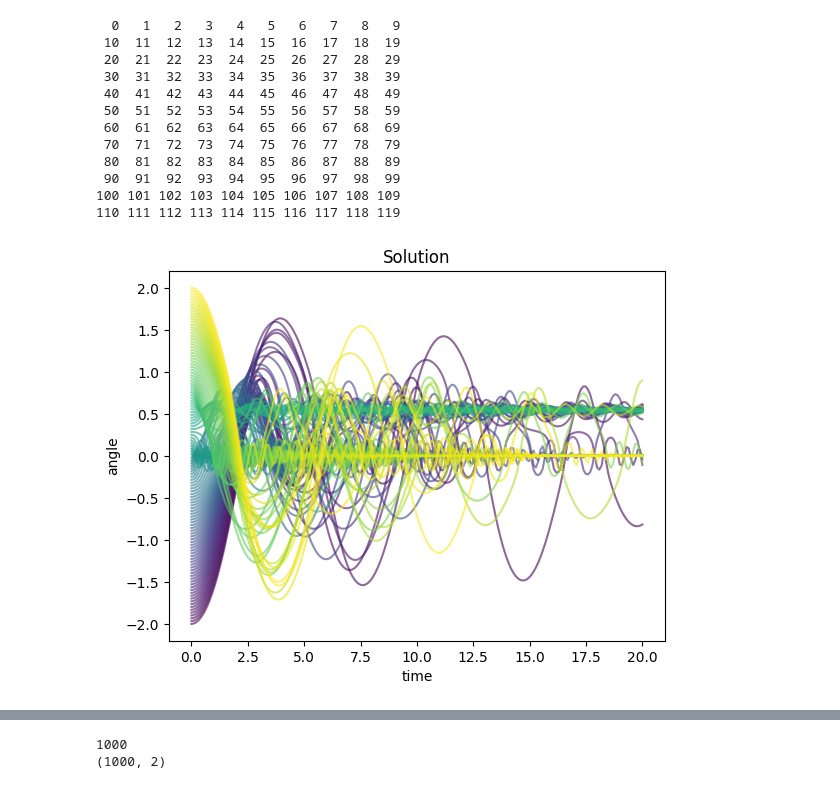
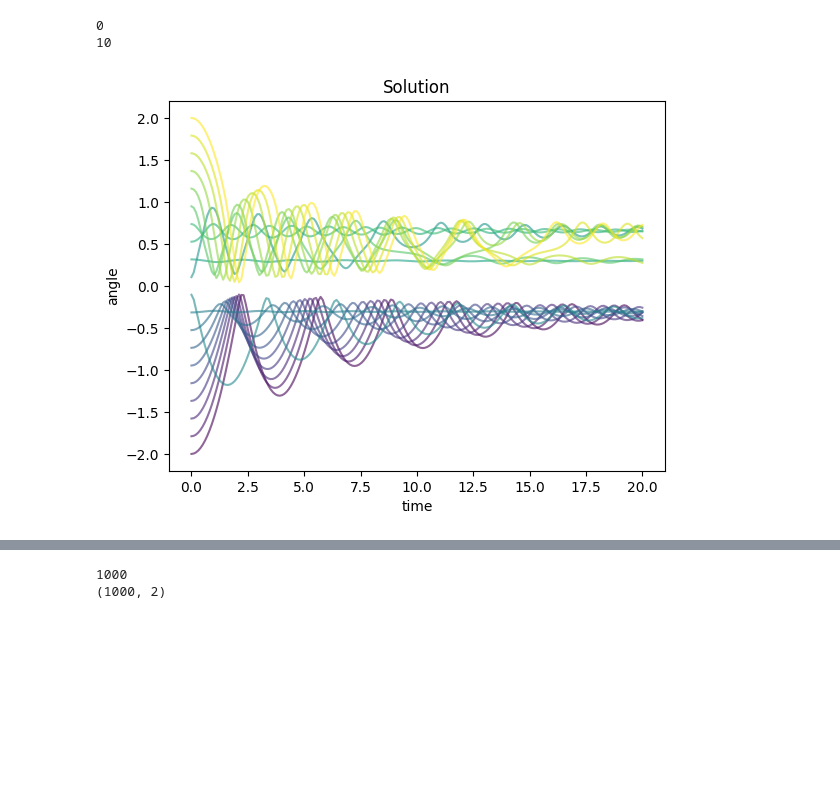
Before and after one commit to Dobel26/MagneticPendulum, a Jupyter notebook: simulation.ipynb, the cells around one changed output, grey strips where cells are left out. Drawn from its saved outputs; the diff is of its cells as text; code cells hidden in the pictures; blank space fills up the shorter version.

```diff
--- a/simulation.ipynb
+++ b/simulation.ipynb
@@ -139,36 +173,26 @@ class system:
 # %%
 fig, ax = plt.subplots()
 
-num_sims = 120
+num_sims = 20
 colors = plt.cm.viridis(np.linspace(0, 1, num_sims))
 
 for i, phi in enumerate(np.linspace(-2, 2, num_sims)):
     pendulum = system(ic=[phi, 0], t_max=20)
     pendulum.add_magnet(magnet(pos=np.array([1, 1.2]), mom=np.array([0, 1.0])))
     # pendulum.add_magnet(magnet(pos=np.array([-0.5, 1.2]), mom=np.array([0, 0.8])))
     pendulum.add_magnet(magnet(pos=np.array([0, 1.2]), mom=np.array([0, -0.1])))
     pendulum.solve()
     pendulum.plot_solution(ax, colors[i])
-
-    print(f"  {i}" if i < 10 else f" {i}" if i < 100 else i, end=" " if (i+1) % 10 else "\n")
+    if not (i) % 10:
+        print(i)
 
 ax.set_xlabel("time")
 ax.set_ylabel("angle")
 plt.show()
 # %% [output]
-  0   1   2   3   4   5   6   7   8   9
- 10  11  12  13  14  15  16  17  18  19
- 20  21  22  23  24  25  26  27  28  29
- 30  31  32  33  34  35  36  37  38  39
- 40  41  42  43  44  45  46  47  48  49
- 50  51  52  53  54  55  56  57  58  59
- 60  61  62  63  64  65  66  67  68  69
- 70  71  72  73  74  75  76  77  78  79
- 80  81  82  83  84  85  86  87  88  89
- 90  91  92  93  94  95  96  97  98  99
-100 101 102 103 104 105 106 107 108 109
-110 111 112 113 114 115 116 117 118 119
+0
+10
-[figure, old version]
+[figure, new version]
 # %%
 fig, ax = plt.subplots()
 
```
Also changed, not shown: parts of 4 cells of this notebook.
